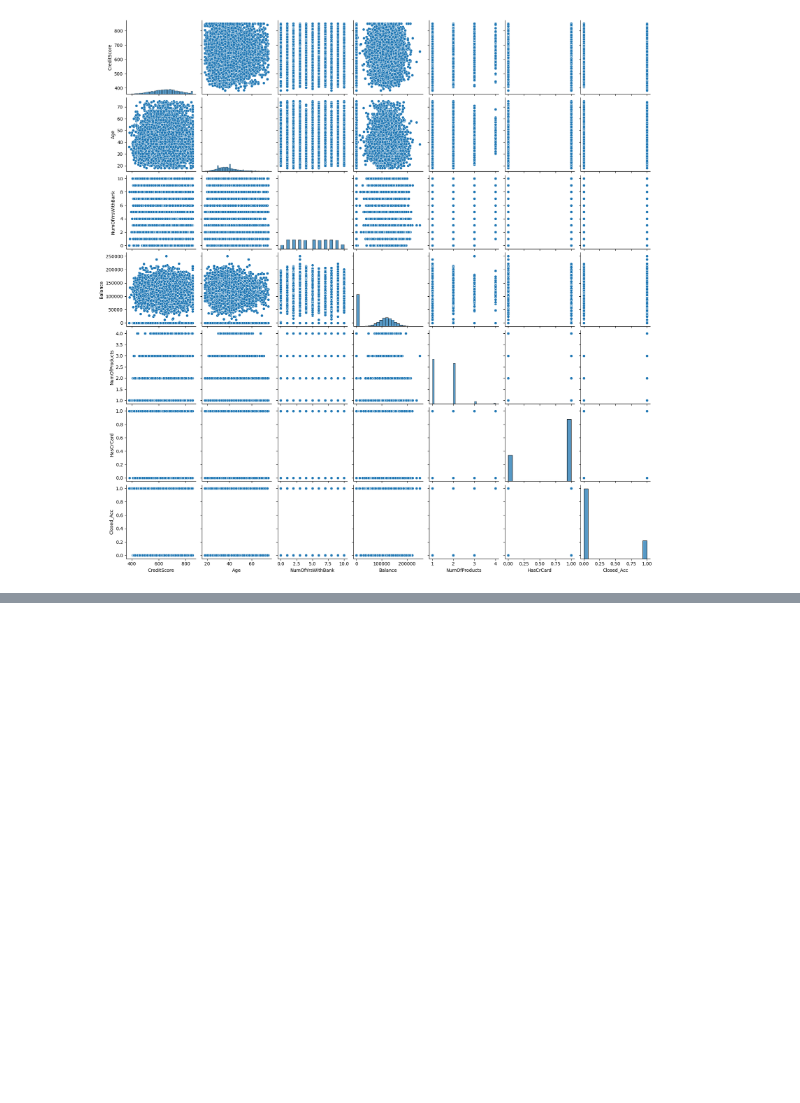
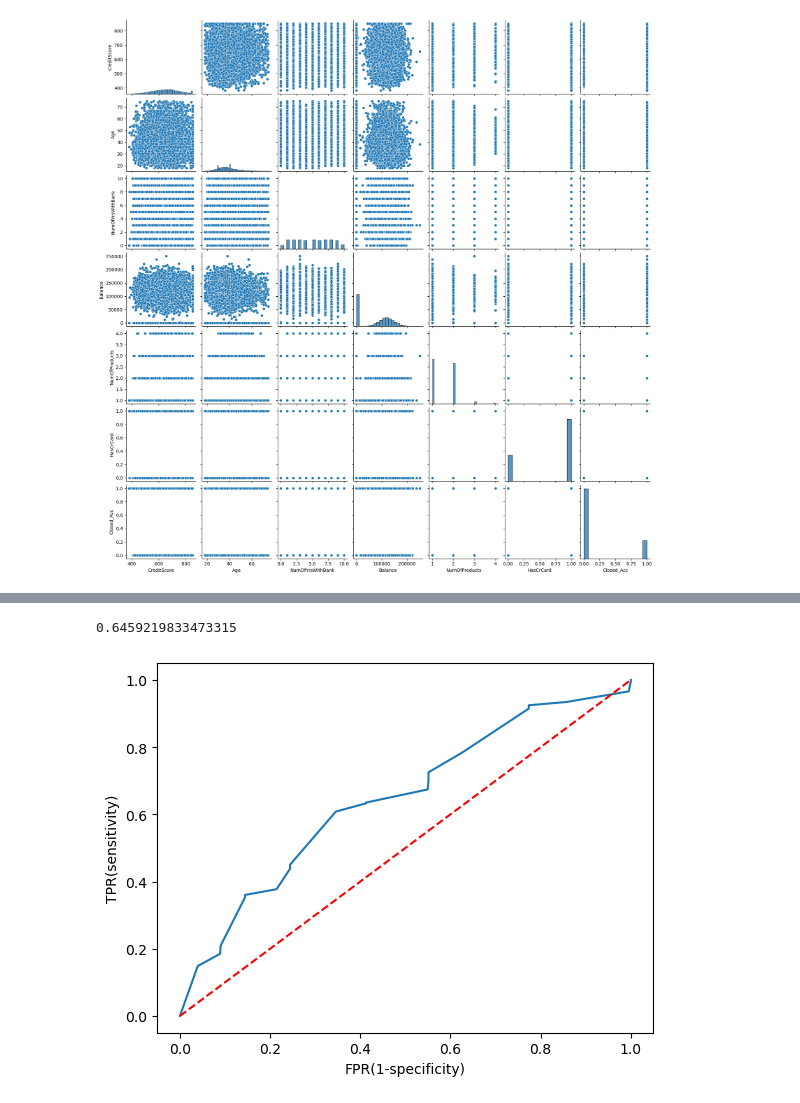
Before and after one commit to ajay-ajzkrish/learn_ml, a Jupyter notebook: SLC/th/Take Home Day 1 and Day 2/SLC - Take home (Day 1 and Day 2) - Questions [v2.0 - 160920].ipynb, the cells around one changed output, grey strips where cells are left out. Drawn from its saved outputs; the diff is of its cells as text; code cells hidden in the pictures; blank space fills up the shorter version.

```diff
--- a/SLC/th/Take Home Day 1 and Day 2/SLC - Take home (Day 1 and Day 2) - Questions [v2.0 - 160920].ipynb
+++ b/SLC/th/Take Home Day 1 and Day 2/SLC - Take home (Day 1 and Day 2) - Questions [v2.0 - 160920].ipynb
@@ -383,3 +455,27 @@ plt.show()
+# %%
+logreg4 = LogisticRegression()
+rfe_model = RFE(estimator=logreg4, n_features_to_select=6)
+
+final = pd.concat([num,dmy],axis = 1)
+final = final.drop('Closed_Acc', axis = 1)
+
+X_train, X_test, y_train, y_test = train_test_split(final, df_target, random_state = 10, test_size = 0.2)
+# %%
+rfe_model = rfe_model.fit(X_train,y_train)
+y_pred_prob = rfe_model.predict_proba(X_test)
+# %%
+from sklearn.metrics import roc_curve,roc_auc_score
+ypred_prob_lr = rfe_model.predict_proba(X_test)
+fpr,tpr,threshold=roc_curve(y_test,ypred_prob_lr[:,1])
+plt.plot(fpr,tpr)
+plt.xlabel('FPR(1-specificity)')
+plt.ylabel('TPR(sensitivity)')
+plt.plot([0,1],[0,1],'r--')
+print(roc_auc_score(y_test,y_pred_prob[:,1]))
+plt.show()
+# %% [output]
+0.6459219833473315
+[figure, added]
 # %% [markdown]
 <table align="left">
     <tr>
```
Also changed, not shown: parts of 11 cells of this notebook, 5 other files.
